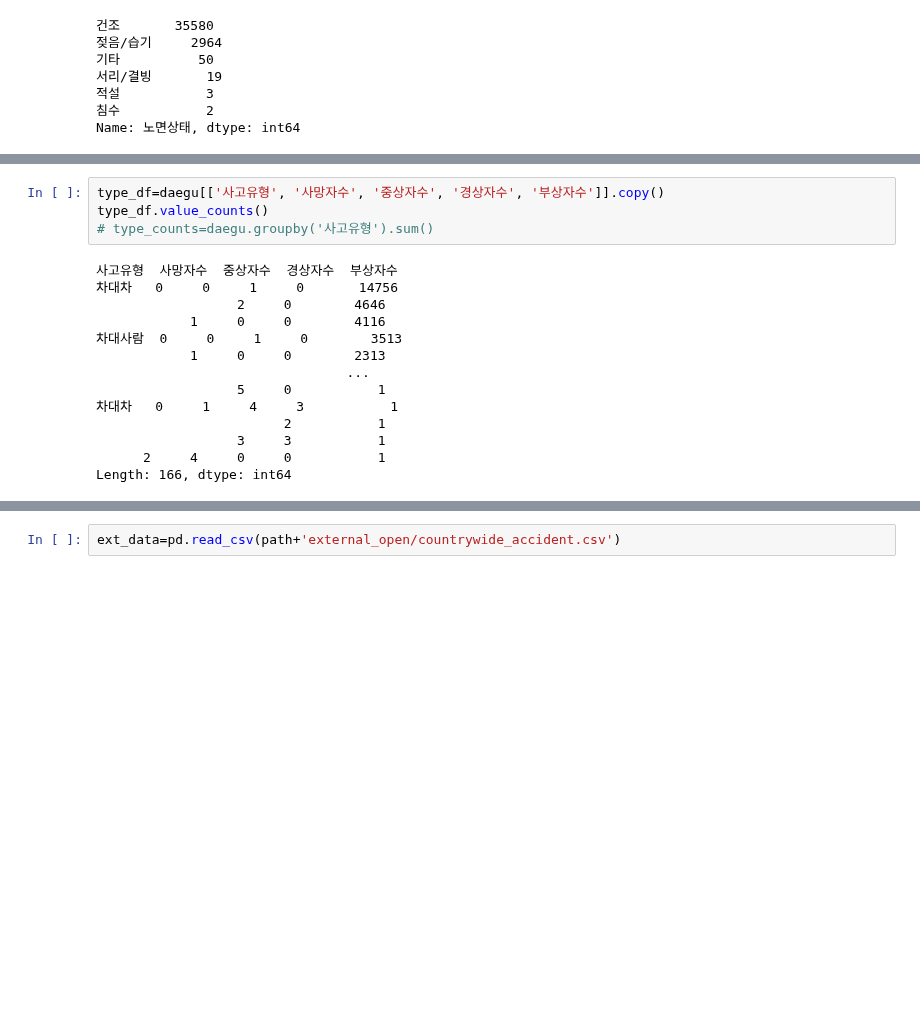
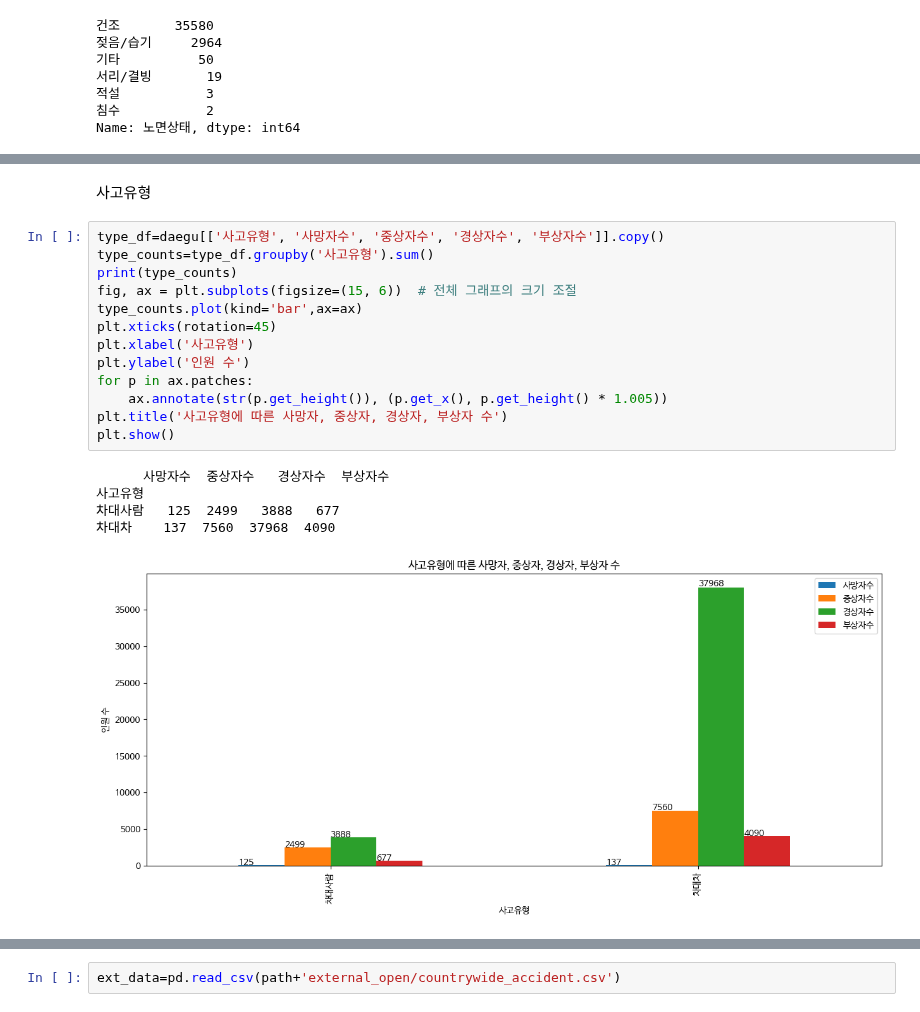
Before and after one commit to zooodung/TA-Prediction, a Jupyter notebook: Model_Train1.ipynb, the cells around one changed output, grey strips where cells are left out. Saved outputs shown, nothing was run; the diff lists cells and outputs as text; blank space fills up the shorter version.

```diff
--- a/Model_Train1.ipynb
+++ b/Model_Train1.ipynb
@@ -212,21 +214,24 @@ plt.show()
 젖음/습기    28   864   3223   343
 침수        0     0      2     1
 [figure]
-# %%
-type_df=daegu[['사고유형', '사망자수', '중상자수', '경상자수', '부상자수']].copy()
-type_df.value_counts()
-# type_counts=daegu.groupby('사고유형').sum()
-# %% [output]
-사고유형  사망자수  중상자수  경상자수  부상자수
-차대차   0     0     1     0       14756
-                  2     0        4646
-            1     0     0        4116
-차대사람  0     0     1     0        3513
-            1     0     0        2313
-                                ...
-                  5     0           1
-차대차   0     1     4     3           1
-                        2           1
-                  3     3           1
-      2     4     0     0           1
-Length: 166, dtype: int64
+# %% [markdown]
+사고유형
+# %%
+type_df=daegu[['사고유형', '사망자수', '중상자수', '경상자수', '부상자수']].copy()
+type_counts=type_df.groupby('사고유형').sum()
+print(type_counts)
+fig, ax = plt.subplots(figsize=(15, 6))  # 전체 그래프의 크기 조절
+type_counts.plot(kind='bar',ax=ax)
+plt.xticks(rotation=45)
+plt.xlabel('사고유형')
+plt.ylabel('인원 수')
+for p in ax.patches:
+    ax.annotate(str(p.get_height()), (p.get_x(), p.get_height() * 1.005))
+plt.title('사고유형에 따른 사망자, 중상자, 경상자, 부상자 수')
+plt.show()
+# %% [output]
+      사망자수  중상자수   경상자수  부상자수
+사고유형
+차대사람   125  2499   3888   677
+차대차    137  7560  37968  4090
+[figure, added]
```
Also changed, not shown: parts of 12 cells of this notebook.
